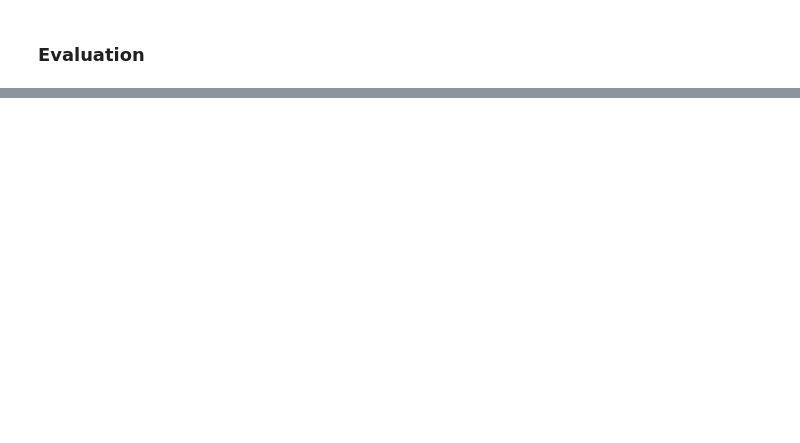
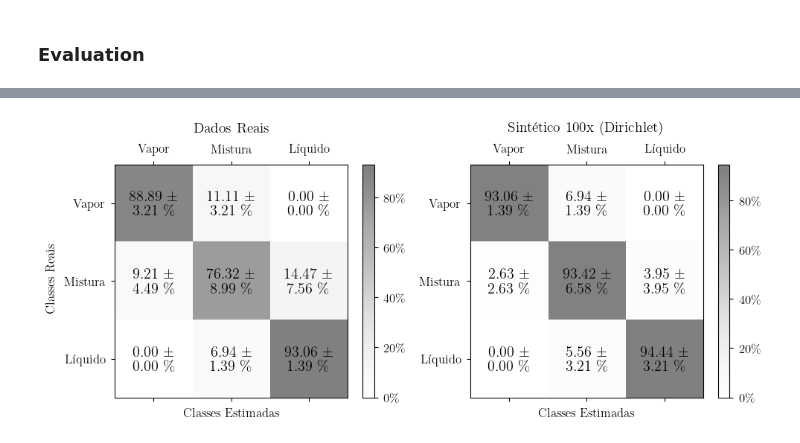
Before and after one commit to antonionicampos/nn-flash, a Jupyter notebook: notebooks/train_classification_model.ipynb, the cells around one changed output, grey strips where cells are left out. Saved outputs shown, nothing was run; the diff lists cells and outputs as text; code cells hidden in the pictures; blank space fills up the shorter version.

```diff
--- a/notebooks/train_classification_model.ipynb
+++ b/notebooks/train_classification_model.ipynb
@@ -264,2 +319,6 @@ TypeError: Styler.to_latex() got an unexpected keyword argument 'index'
 # %%
-dirichlet_indices_dict = create_results(model_name="Dirichlet Estimator")
+dirichlet_indices_dict = create_results(
+    generator_model_name="Dirichlet Estimator",
+    classifier_model_name=classifier_model_name,
+    model_type="svm"
+)
@@ -329,0 +411,15 @@ plt.show()
+# %%
+f, axs = plt.subplots(1, 2, figsize=(10, 5))
+
+cm_real = indices["confusion_matrix"][:, model_id, :, :].astype("int16")
+cm_synthetic_100to1 = dirichlet_indices_dict["Sintético 100x"]["confusion_matrix"].astype("int16")
+plot_confusion_matrix(cm_real, axs[0], "Dados Reais")
+plot_confusion_matrix(cm_synthetic_100to1, axs[1], "Sintético 100x (Dirichlet)")
+
+f.supylabel("Classes Reais")
+f.tight_layout()
+
+plt.savefig(os.path.join("data", "images", f"comparing_confusion_matrices_dirichlet_synthetic_{classifier_model_name}.png"), dpi=600)
+plt.show()
+# %% [output]
+[figure, added]
```
Also changed, not shown: parts of 16 cells of this notebook.
